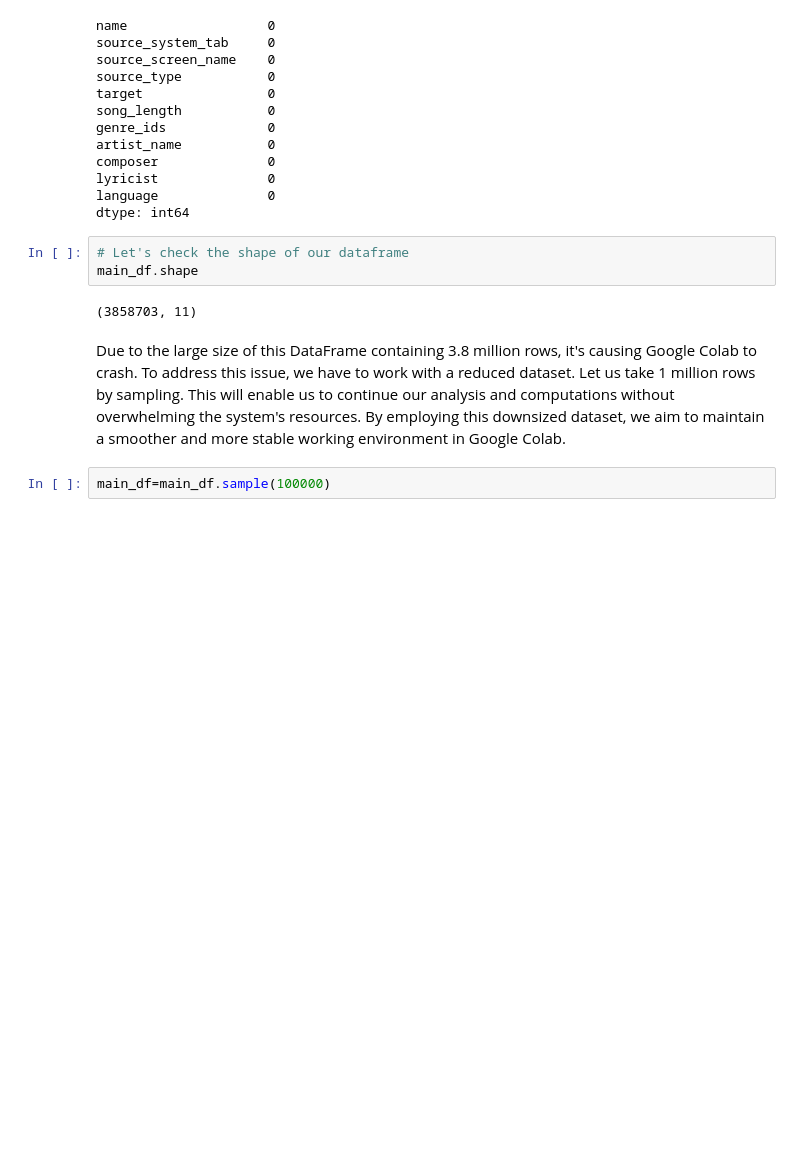
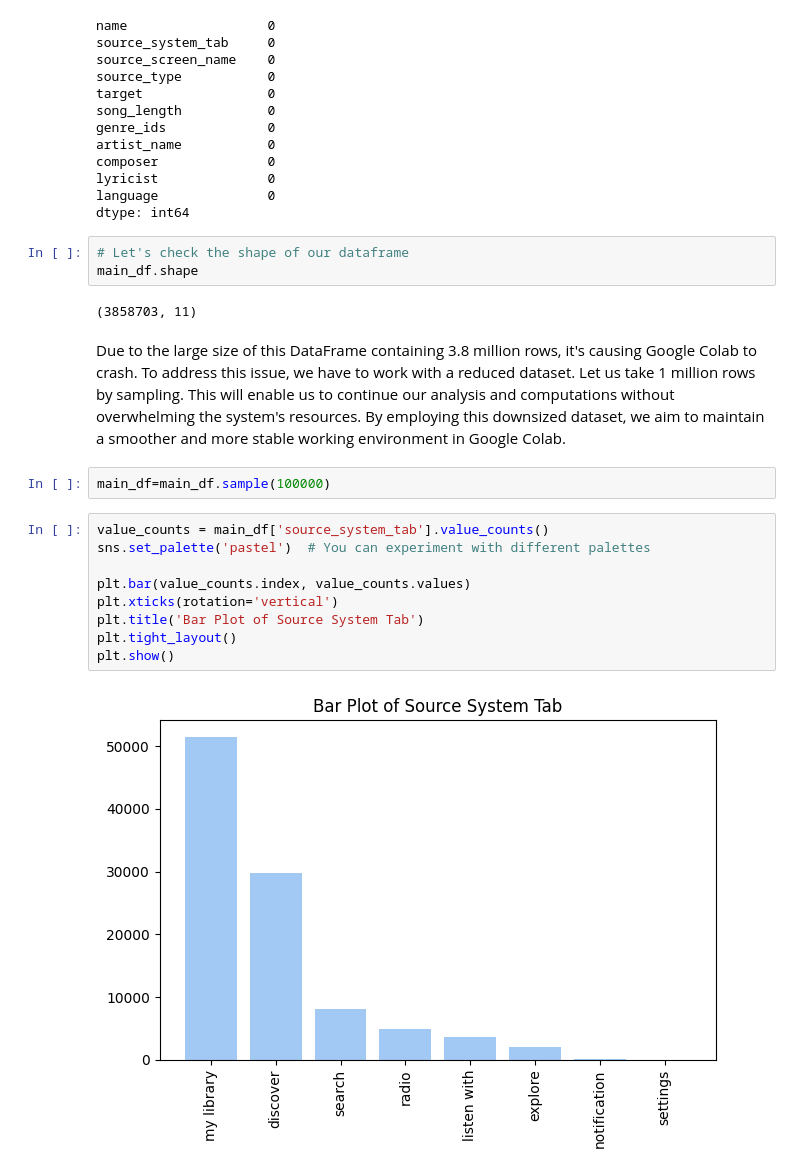
Before and after one commit to ashisaxena710/LGMVIP, a Jupyter notebook: Music_Recommendation_System.ipynb, the cells around one changed output. Saved outputs shown, nothing was run; the diff lists cells and outputs as text; blank space fills up the shorter version.

```diff
--- a/Music_Recommendation_System.ipynb
+++ b/Music_Recommendation_System.ipynb
@@ -249,3 +249,14 @@ main_df.shape
 Due to the large size of this DataFrame containing 3.8 million rows, it's causing Google Colab to crash. To address this issue, we have to work with a reduced dataset. Let us take 1 million rows by sampling. This will enable us to continue our analysis and computations without overwhelming the system's resources. By employing this downsized dataset, we aim to maintain a smoother and more stable working environment in Google Colab.
 # %%
 main_df=main_df.sample(100000)
+# %%
+value_counts = main_df['source_system_tab'].value_counts()
+sns.set_palette('pastel')  # You can experiment with different palettes
+
+plt.bar(value_counts.index, value_counts.values)
+plt.xticks(rotation='vertical')
+plt.title('Bar Plot of Source System Tab')
+plt.tight_layout()
+plt.show()
+# %% [output]
+[figure, added]
```
Also changed, not shown: parts of 11 cells of this notebook.
